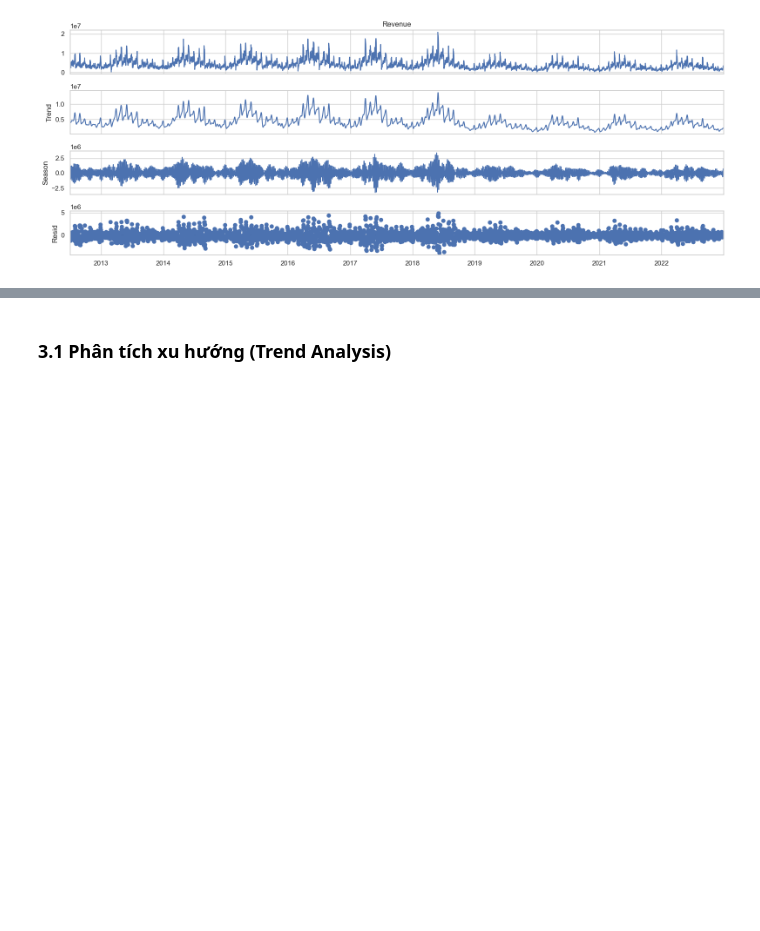
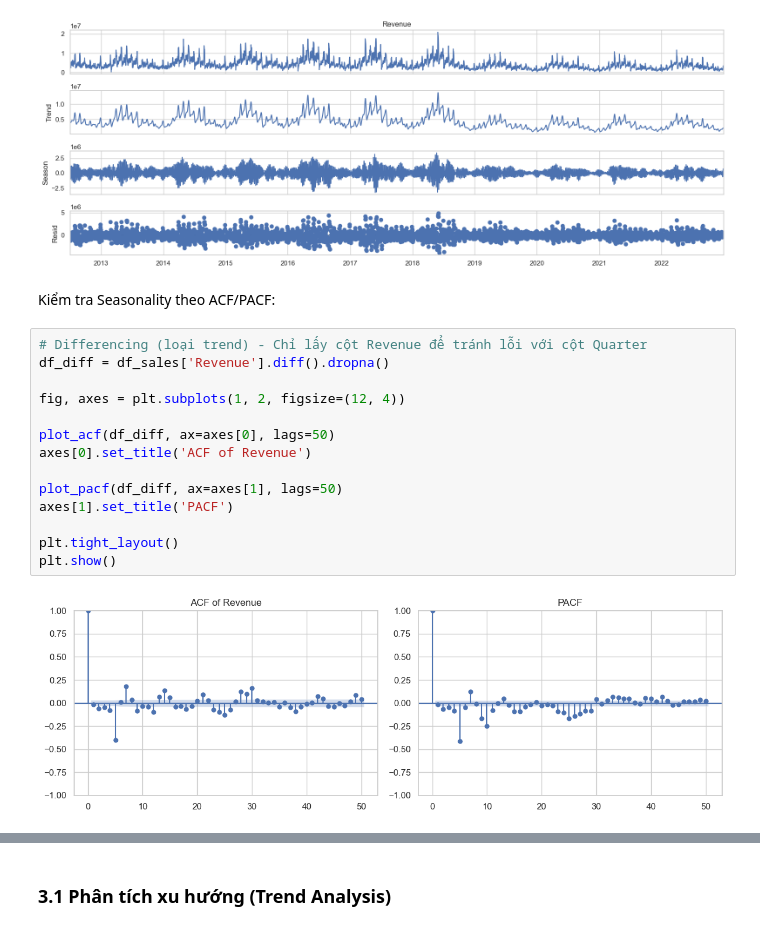
Before and after one commit to anhthu0910/vimchanhxa-datathon, a Jupyter notebook: notebooks/03_EDA_.ipynb, the cells around one changed output, grey strips where cells are left out. Drawn from its saved outputs; the diff is of its cells as text; blank space fills up the shorter version.

```diff
--- a/notebooks/03_EDA_.ipynb
+++ b/notebooks/03_EDA_.ipynb
@@ -232,3 +432,21 @@ result.plot()
 plt.show()
 # %% [output]
 [figure]
+# %% [markdown]
+Kiểm tra Seasonality theo ACF/PACF:
+# %%
+# Differencing (loại trend) - Chỉ lấy cột Revenue để tránh lỗi với cột Quarter
+df_diff = df_sales['Revenue'].diff().dropna()
+
+fig, axes = plt.subplots(1, 2, figsize=(12, 4))
+
+plot_acf(df_diff, ax=axes[0], lags=50)
+axes[0].set_title('ACF of Revenue')
+
+plot_pacf(df_diff, ax=axes[1], lags=50)
+axes[1].set_title('PACF')
+
+plt.tight_layout()
+plt.show()
+# %% [output]
+[figure, added]
```
Also changed, not shown: parts of 16 cells of this notebook, 3 other files.
